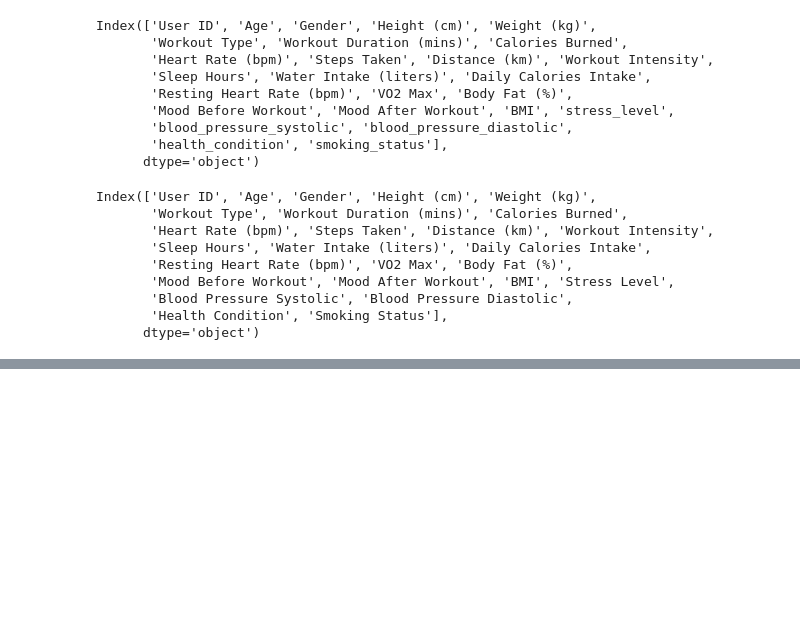
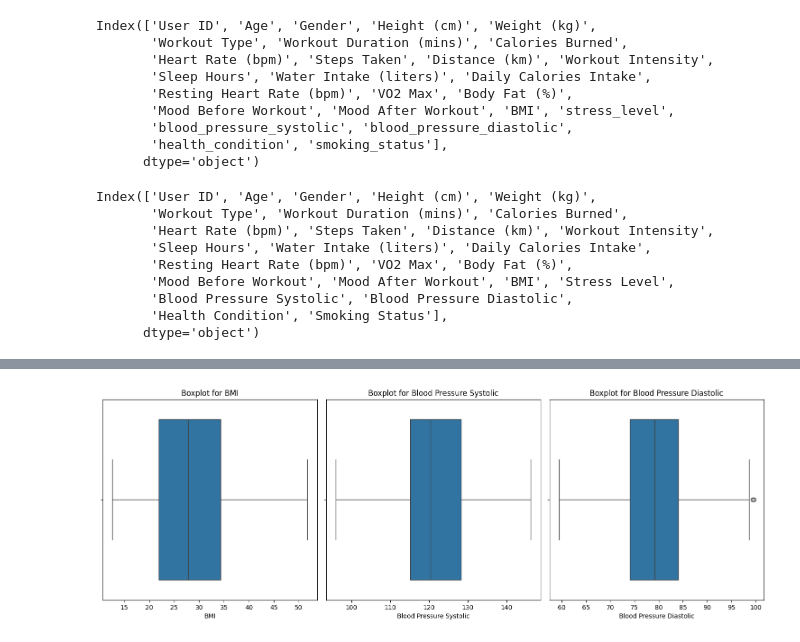
Before and after one commit to fisnikmustafa/ML-2025, a Jupyter notebook: dataset_preprocessing.ipynb, the cells around one changed output, grey strips where cells are left out. Cells and saved outputs as stored; diff of their text form; code cells hidden in the pictures; blank space fills up the shorter version.

```diff
--- a/dataset_preprocessing.ipynb
+++ b/dataset_preprocessing.ipynb
@@ -144,0 +215,32 @@ Index(['User ID', 'Age', 'Gender', 'Height (cm)', 'Weight (kg)',
+# %%
+final_merged_dataset.drop(["Water Intake (liters)", "Body Fat (%)", "VO2 Max"], axis=1, inplace=True)
+
+# Funksioni për të larguar outliers duke përdorur IQR
+def remove_outliers_iqr(df, col):
+    Q1 = df[col].quantile(0.25)
+    Q3 = df[col].quantile(0.75)
+    IQR = Q3 - Q1
+    lower_bound = Q1 - 1.5 * IQR
+    upper_bound = Q3 + 1.5 * IQR
+    # Filtrimi i të dhënave brenda kufijve të IQR-së
+    return df[(df[col] >= lower_bound) & (df[col] <= upper_bound)]
+
+# Largimi i outliers për kolona specifike
+final_merged_dataset = remove_outliers_iqr(final_merged_dataset, "BMI")
+final_merged_dataset = remove_outliers_iqr(final_merged_dataset, "Blood Pressure Systolic")
+final_merged_dataset = remove_outliers_iqr(final_merged_dataset, "Blood Pressure Diastolic")
+# %%
+# Cakto kolonat që do të shfaqen
+cols_to_plot = ["BMI", "Blood Pressure Systolic", "Blood Pressure Diastolic"]
+
+# Boxplot për secilën kolone
+plt.figure(figsize=(15, 10))
+for i, column in enumerate(cols_to_plot, 1):
+    plt.subplot(2, 3, i)  # Grid 2x3 për 3 kolona
+    sns.boxplot(data=final_merged_dataset, x=column)
+    plt.title(f'Boxplot for {column}')
+    plt.tight_layout()
+
+plt.show()
+# %% [output]
+[figure, added]
```
Also changed, not shown: parts of 7 cells of this notebook, 1 other file.
